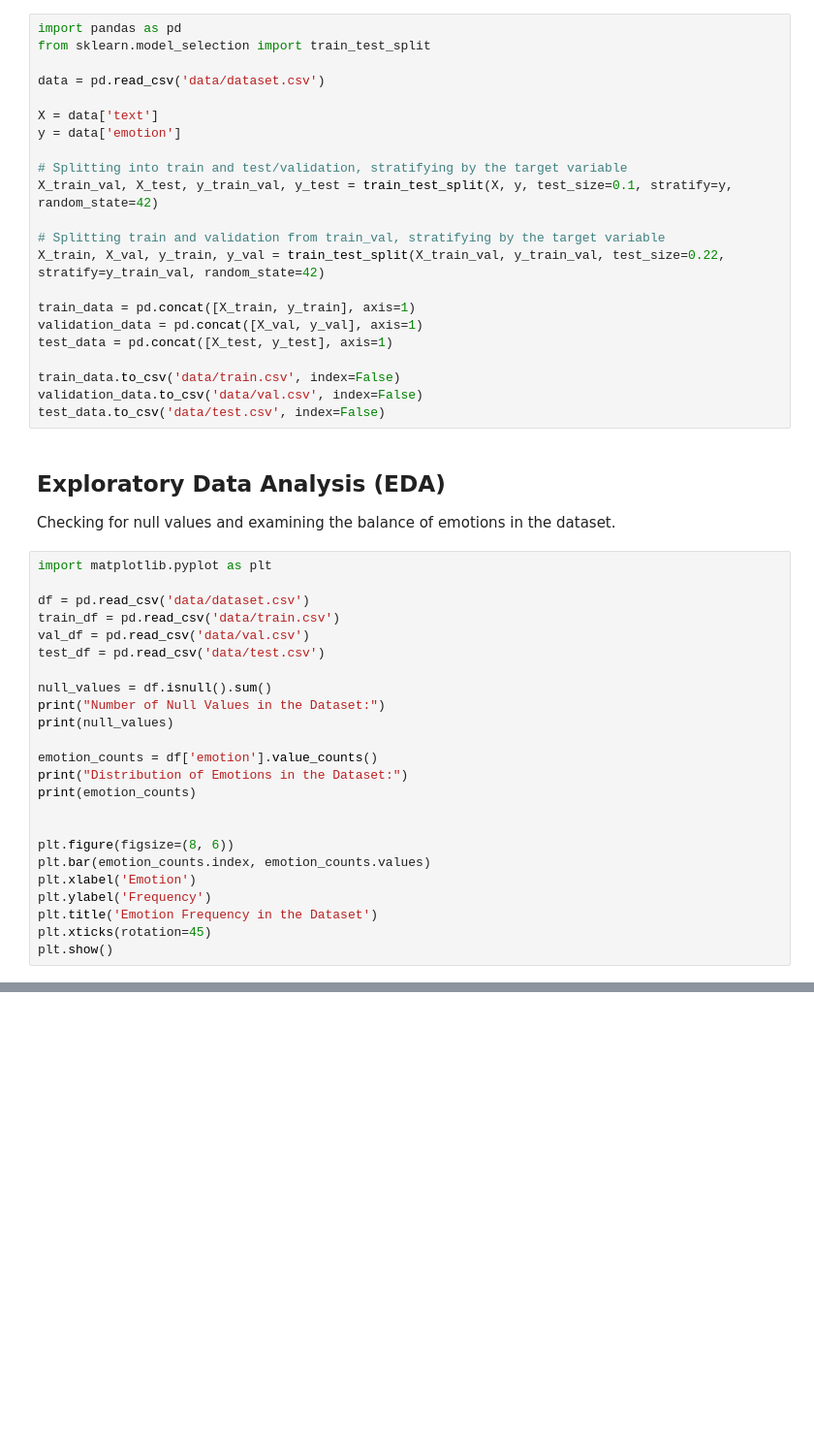
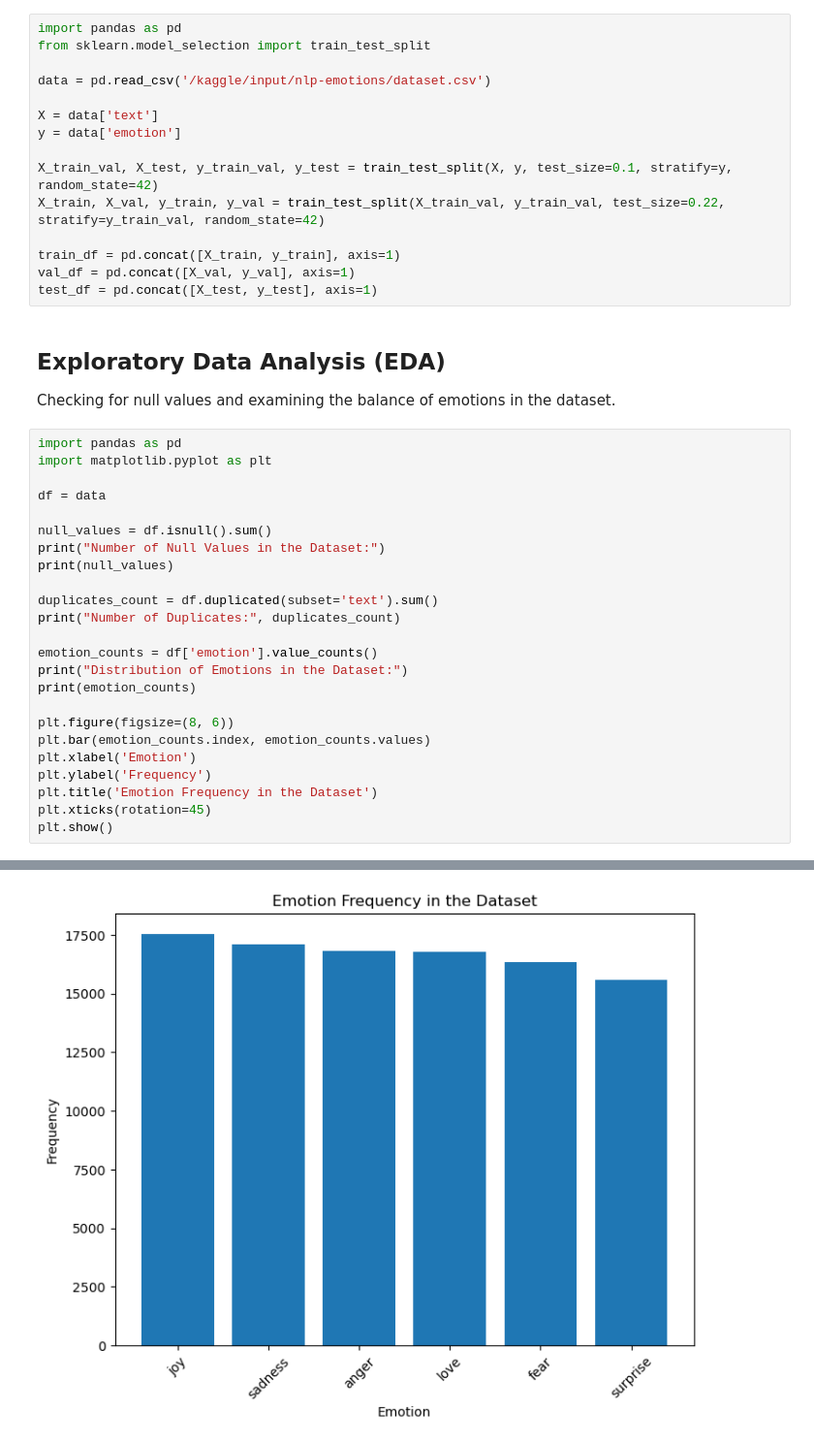
Before and after one commit to nina-bu/nlp-emotion-classifier, a Jupyter notebook: emotion-classification.ipynb, the cells around one changed output, grey strips where cells are left out. Shown at 97% size. Drawn from its saved outputs; the diff is of its cells as text; blank space fills up the shorter version.

```diff
--- a/emotion-classification.ipynb
+++ b/emotion-classification.ipynb
@@ -8,44 +8,37 @@ Splitting the dataset into a 70/20/10 ratio for training, validation, and testin
 import pandas as pd
 from sklearn.model_selection import train_test_split
 
-data = pd.read_csv('data/dataset.csv')
+data = pd.read_csv('/kaggle/input/nlp-emotions/dataset.csv')
 
 X = data['text']
 y = data['emotion']
 
-# Splitting into train and test/validation, stratifying by the target variable
 X_train_val, X_test, y_train_val, y_test = train_test_split(X, y, test_size=0.1, stratify=y, random_state=42)
-
-# Splitting train and validation from train_val, stratifying by the target variable
 X_train, X_val, y_train, y_val = train_test_split(X_train_val, y_train_val, test_size=0.22, stratify=y_train_val, random_state=42)
 
-train_data = pd.concat([X_train, y_train], axis=1)
-validation_data = pd.concat([X_val, y_val], axis=1)
-test_data = pd.concat([X_test, y_test], axis=1)
-
-train_data.to_csv('data/train.csv', index=False)
-validation_data.to_csv('data/val.csv', index=False)
-test_data.to_csv('data/test.csv', index=False)
+train_df = pd.concat([X_train, y_train], axis=1)
+val_df = pd.concat([X_val, y_val], axis=1)
+test_df = pd.concat([X_test, y_test], axis=1)
 # %% [markdown]
 ## Exploratory Data Analysis (EDA)
 
 Checking for null values and examining the balance of emotions in the dataset.
 # %%
+import pandas as pd
 import matplotlib.pyplot as plt
 
-df = pd.read_csv('data/dataset.csv')
-train_df = pd.read_csv('data/train.csv')
-val_df = pd.read_csv('data/val.csv')
-test_df = pd.read_csv('data/test.csv')
+df = data
 
 null_values = df.isnull().sum()
 print("Number of Null Values in the Dataset:")
 print(null_values)
 
+duplicates_count = df.duplicated(subset='text').sum()
+print("Number of Duplicates:", duplicates_count)
+
 emotion_counts = df['emotion'].value_counts()
 print("Distribution of Emotions in the Dataset:")
 print(emotion_counts)
-
 
 plt.figure(figsize=(8, 6))
 plt.bar(emotion_counts.index, emotion_counts.values)
@@ -54,3 +47,4 @@ plt.ylabel('Frequency')
 plt.title('Emotion Frequency in the Dataset')
 plt.xticks(rotation=45)
 plt.show()
+# %% [output]
@@ -57,3 +64,4 @@ plt.show()
+[figure, added]
 # %% [markdown]
 Conclusions:
 
```
Also changed, not shown: parts of 17 cells of this notebook.
